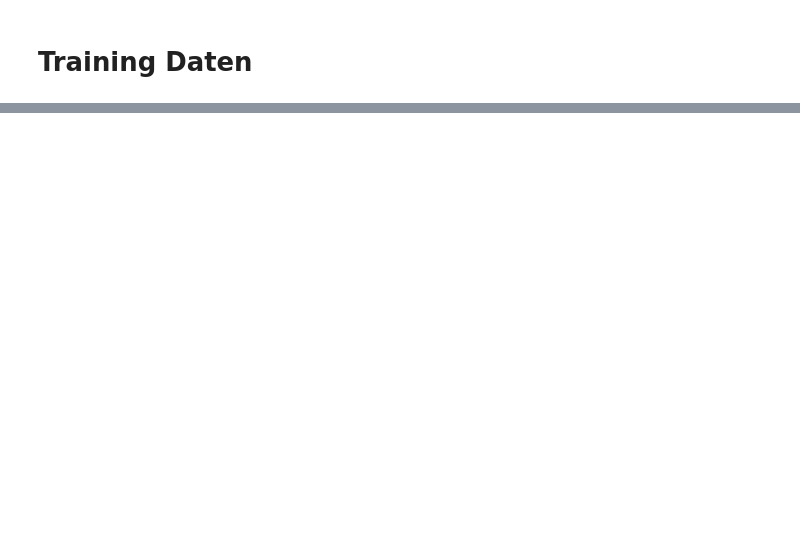
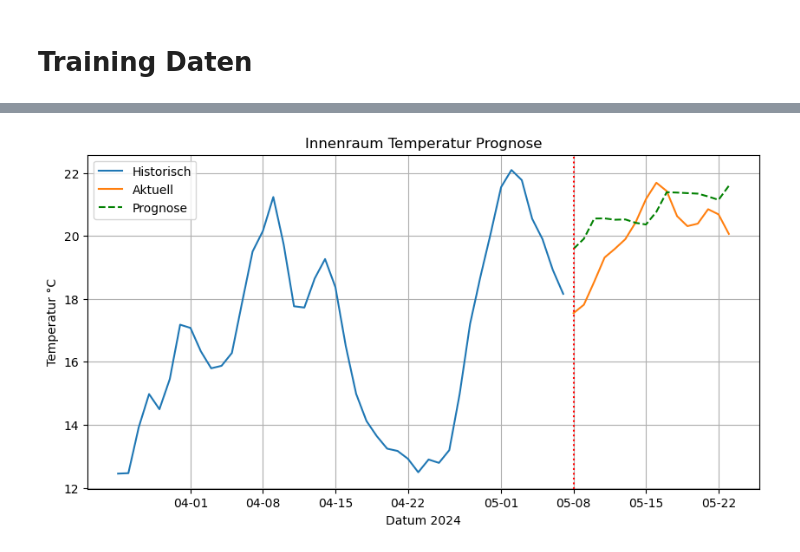
Before and after one commit to minthgreen/BA_Codes, a Jupyter notebook: ARIMAX_T_TER.ipynb, the cells around one changed output, grey strips where cells are left out. Cells and saved outputs as stored; diff of their text form; code cells hidden in the pictures; blank space fills up the shorter version.

```diff
--- a/ARIMAX_T_TER.ipynb
+++ b/ARIMAX_T_TER.ipynb
@@ -312,0 +286,11 @@ TypeError: 'module' object is not callable. Did you mean: 'datetime.datetime(...
+# %%
+model = SARIMAX(
+    endog = data_sum['Innenraum Temperatur'],
+    exog = data_sum['Außentemperatur'],
+    order = (1,1,1),
+    trend = 'n',
+    seasonal_order =(0,1,1,7)
+)
+
+fitted_model=model.fit()
+print(fitted_model.summary())
@@ -312,0 +316,21 @@ TypeError: 'module' object is not callable. Did you mean: 'datetime.datetime(...
+# %%
+forecast = fitted_model.get_forecast(steps=test.shape[0], exog=test['Außentemperatur'])
+forecast_mean = forecast.predicted_mean
+
+# Plot erstellen
+plt.plot(train.index, train['Innenraum Temperatur'], label='Historisch')
+plt.plot(test.index, test['Innenraum Temperatur'], label='Aktuell')
+plt.plot(test.index, forecast_mean, label='Prognose', linestyle='--', color='green')
+
+plt.axvline(MAX_TRAINING_DATE, color='red', linestyle='dotted')
+plt.gca().xaxis.set_major_formatter(mdates.DateFormatter('%m-%d'))
+
+
+plt.title("Innenraum Temperatur Prognose")
+plt.xlabel("Datum 2024")
+plt.ylabel("Temperatur °C")
+plt.legend()
+plt.grid(True)
+plt.show()
+# %% [output]
+[figure, added]
```
Also changed, not shown: parts of 19 cells of this notebook, 1 other file.
